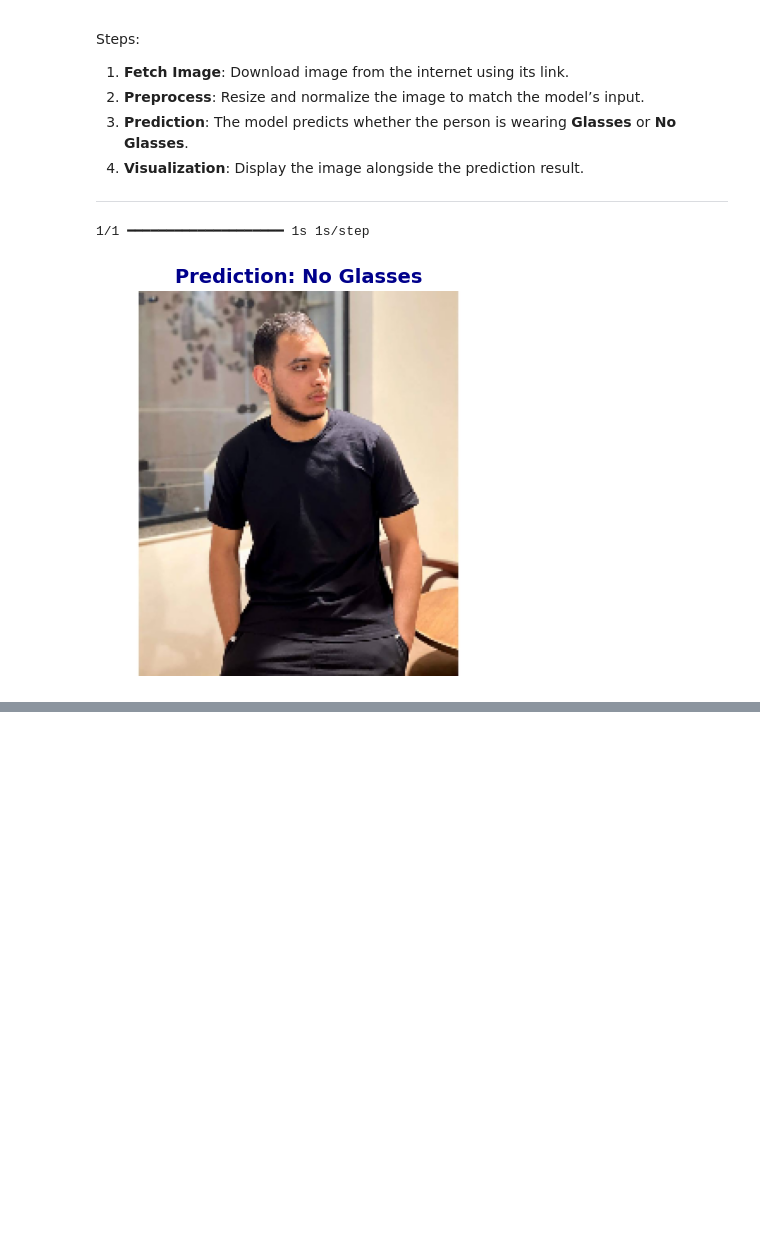
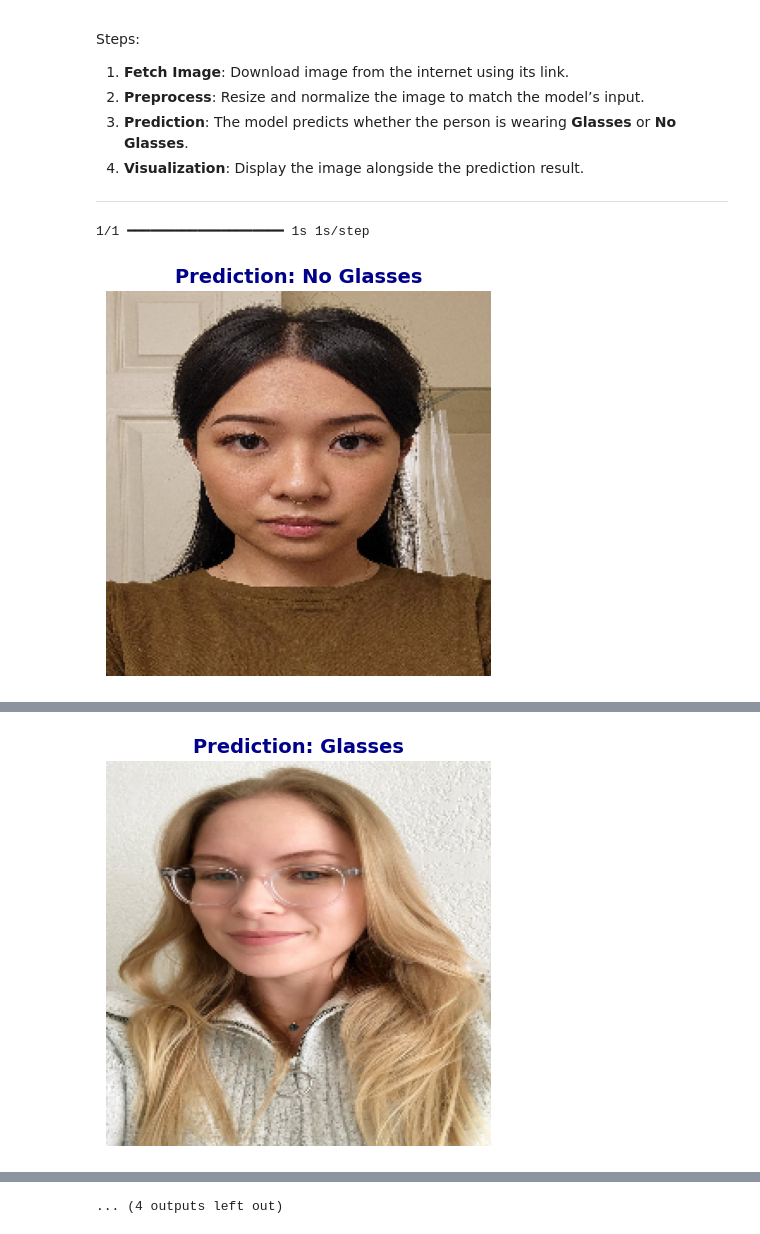
Before and after one commit to Mohamed44Ashraf/Glasses-Classification-project, a Jupyter notebook: glasses-classification.ipynb, the cells around one changed output, grey strips where cells are left out. Saved outputs shown, nothing was run; the diff lists cells and outputs as text; code cells hidden in the pictures; blank space fills up the shorter version.

Commit message:
Kaggle Notebook | Glasses Classification | Version 7

```diff
--- a/glasses-classification.ipynb
+++ b/glasses-classification.ipynb
@@ -248,7 +250,7 @@ history2 = model2.fit(
     validation_data=(X_val, y_val),
     shuffle=True,
     verbose=2,
-    # callbacks=[early_stop, checkpoint]
+    callbacks=[early_stop, checkpoint]
 )
 # %% [output]
 Downloading data from https://storage.googleapis.com/tensorflow/keras-applications/vgg16/vgg16_weights_tf_dim_ordering_tf_kernels_notop.h5
@@ -406,44 +408,48 @@ Steps:
 # %%
 import requests
 from io import BytesIO
 from PIL import Image
 
 IMG_SIZE = 224
-# path = 'https://external-preview.redd.it/feeling-like-my-face-looks-weird-without-my-glasses-can-i-v0-31Su842KZjUAYtEE2tDS7XpbDPZScb1EgCIhYWuC7Pk.jpg?auto=webp&s=e7b2af1733517a6881033e2fdf12dad68194d04b'
-# path='https://i.pinimg.com/736x/71/b0/48/71b048222fc734b281d8f064d0cb068c.jpg'
-# path = 'https://img.freepik.com/free-photo/cropped-image-serious-black-man-with-full-lips-thick-beard-wears-optical-glasses_273609-37403.jpg'
-# path ='https://scontent.fcai19-12.fna.fbcdn.net/v/t39.30808-6/485733675_1745183466379646_2921566937553192589_n.jpg?_nc_cat=106&ccb=1-7&_nc_sid=a5f93a&_nc_ohc=ARHye1yXXmQQ7kNvwHKsExt&_nc_oc=AdkDYCuqxsyInqeZTH9dZFYo_v4mGgmBXfv0N0Z0ysqzpshOcYAd5X_OdxXXFGIBSNk&_nc_zt=23&_nc_ht=scontent.fcai19-12.fna&_nc_gid=9wG3RVaahHp0XMwWA8okzA&oh=00_AfYQXOppqosCgcVzfF-Hr8OjO0ol-yS_MZFzRmfhRwwQRg&oe=68D5B604'
-# path = 'https://scontent.fcai19-12.fna.fbcdn.net/v/t39.30808-6/487009796_1750345485863444_7891985138033854534_n.jpg?_nc_cat=101&ccb=1-7&_nc_sid=833d8c&_nc_ohc=srVEHpM0rV8Q7kNvwFf-d0p&_nc_oc=AdlBAxkTQmhOair9iZYxYrze58yY-evBmSoVuC8aY7xQdq5FfxsfOiuO4WkR8naZ9po&_nc_zt=23&_nc_ht=scontent.fcai19-12.fna&_nc_gid=_xs7Z_w6S0Gqz5f3k-o_XA&oh=00_Afb0EQo0-5mDdPsT0u3vydTEuQEwzwHH8DbJ-utG7AEHrw&oe=68D5AEA4'
-path = 'https://scontent.fcai19-12.fna.fbcdn.net/v/t39.30808-6/485078893_1741053173459342_4217375849176290617_n.jpg?_nc_cat=102&ccb=1-7&_nc_sid=a5f93a&_nc_ohc=tp3dfJlZTykQ7kNvwGCWb-z&_nc_oc=Adkp2NgQXDkUiQIOyxT0shbs6l57ybzjuaRSLxCnV8saUuteJj_ojiuyT9Nd8WolsLM&_nc_zt=23&_nc_ht=scontent.fcai19-12.fna&_nc_gid=RNQFwDpgneE61UICR0aOFw&oh=00_AfZl6gEo3E1ywUs4-S3ORKlMpH7uzr0X2-T_q2OU3KG7dA&oe=68D585C7'
-response = requests.get(path)
-img = Image.open(BytesIO(response.content))
-img = np.array(img)
+paths = ['https://external-preview.redd.it/feeling-like-my-face-looks-weird-without-my-glasses-can-i-v0-31Su842KZjUAYtEE2tDS7XpbDPZScb1EgCIhYWuC7Pk.jpg?auto=webp&s=e7b2af1733517a6881033e2fdf12dad68194d04b'
+        ,'https://i.pinimg.com/736x/71/b0/48/71b048222fc734b281d8f064d0cb068c.jpg'
+        , 'https://img.freepik.com/free-photo/cropped-image-serious-black-man-with-full-lips-thick-beard-wears-optical-glasses_273609-37403.jpg'
+        ,'https://scontent.fcai19-12.fna.fbcdn.net/v/t39.30808-6/485733675_1745183466379646_2921566937553192589_n.jpg?_nc_cat=106&ccb=1-7&_nc_sid=a5f93a&_nc_ohc=ARHye1yXXmQQ7kNvwHKsExt&_nc_oc=AdkDYCuqxsyInqeZTH9dZFYo_v4mGgmBXfv0N0Z0ysqzpshOcYAd5X_OdxXXFGIBSNk&_nc_zt=23&_nc_ht=scontent.fcai19-12.fna&_nc_gid=9wG3RVaahHp0XMwWA8okzA&oh=00_AfYQXOppqosCgcVzfF-Hr8OjO0ol-yS_MZFzRmfhRwwQRg&oe=68D5B604'
+        ,'https://scontent.fcai19-12.fna.fbcdn.net/v/t39.30808-6/487009796_1750345485863444_7891985138033854534_n.jpg?_nc_cat=101&ccb=1-7&_nc_sid=833d8c&_nc_ohc=srVEHpM0rV8Q7kNvwFf-d0p&_nc_oc=AdlBAxkTQmhOair9iZYxYrze58yY-evBmSoVuC8aY7xQdq5FfxsfOiuO4WkR8naZ9po&_nc_zt=23&_nc_ht=scontent.fcai19-12.fna&_nc_gid=_xs7Z_w6S0Gqz5f3k-o_XA&oh=00_Afb0EQo0-5mDdPsT0u3vydTEuQEwzwHH8DbJ-utG7AEHrw&oe=68D5AEA4'
+        ,'https://img.freepik.com/premium-photo/happy-student-guy-wearing-glasses-light-background_116547-37337.jpg'
+        ,'https://media.licdn.com/dms/image/v2/D4D03AQH9u9X_4djguA/profile-displayphoto-shrink_400_400/B4DZPhfcdUHYAg-/0/1734654938345?e=1761177600&v=beta&t=fo97FMHRh4vdVZmYQlzJG24jDJ81lBvinEuW5hA3uPw'
+        ,'https://scontent.fcai19-12.fna.fbcdn.net/v/t39.30808-6/547564042_4237422893199216_4430514830374481975_n.jpg?_nc_cat=104&ccb=1-7&_nc_sid=6ee11a&_nc_ohc=PAdG2tPce5IQ7kNvwFDwG68&_nc_oc=Adl1TNyr1G0OhPToDRNx629RmI86Dnr1o6dcsZ0HqOw9upbr_fJwcJTte3wPdbF-p0w&_nc_zt=23&_nc_ht=scontent.fcai19-12.fna&_nc_gid=MVQS9eq7cE3ULS3-1WnyUQ&oh=00_AfYhUtlRGrAeFaVXfSZ4RqGJaHjD7xmGGo40bfYxR-caGw&oe=68D5AD28'
+        ]
+for path in paths :
+    response = requests.get(path)
+    img = Image.open(BytesIO(response.content))
+    img = np.array(img)
 
-if img.ndim == 2:
-    img = cv2.cvtColor(img, cv2.COLOR_GRAY2RGB)
-elif img.shape[2] == 4:
-    img = cv2.cvtColor(img, cv2.COLOR_RGBA2RGB)
+    if img.ndim == 2:
+        img = cv2.cvtColor(img, cv2.COLOR_GRAY2RGB)
+    elif img.shape[2] == 4:
+        img = cv2.cvtColor(img, cv2.COLOR_RGBA2RGB)
 
 
-img_resized = cv2.resize(img, (IMG_SIZE, IMG_SIZE))
+    img_resized = cv2.resize(img, (IMG_SIZE, IMG_SIZE))
 
 
 
-img_norm = img_resized.astype("float32") / 255.0
-img_norm = np.expand_dims(img_norm, axis=0)
+    img_norm = img_resized.astype("float32") / 255.0
+    img_norm = np.expand_dims(img_norm, axis=0)
 
 
-pr = model2.predict(img_norm)
-pr = (pr >= 0.5).astype(int)
+    pr = model2.predict(img_norm)
+    pr = (pr >= 0.5).astype(int)
 
-label = "Glasses" if pr == 0 else "No Glasses"
+    label = "Glasses" if pr == 0 else "No Glasses"
 
 
-plt.figure(figsize=(5,5))
-plt.imshow(img_resized.astype("uint8"))
-plt.title(f"Prediction: {label}", fontsize=14, fontweight='bold', color="darkblue")
-plt.axis("off")
-plt.show()
+    plt.figure(figsize=(5,5))
+    plt.imshow(img_resized.astype("uint8"))
+    plt.title(f"Prediction: {label}", fontsize=14, fontweight='bold', color="darkblue")
+    plt.axis("off")
+    plt.show()
 # %% [output]
 1/1 ━━━━━━━━━━━━━━━━━━━━ 1s 1s/step
-[figure, old version]
+[figure, new version]
@@ -449,0 +457 @@ plt.show()
+[figure, added]
@@ -449,0 +466 @@ plt.show()
+... (4 outputs left out)
```
Also changed, not shown: parts of 8 cells of this notebook.
